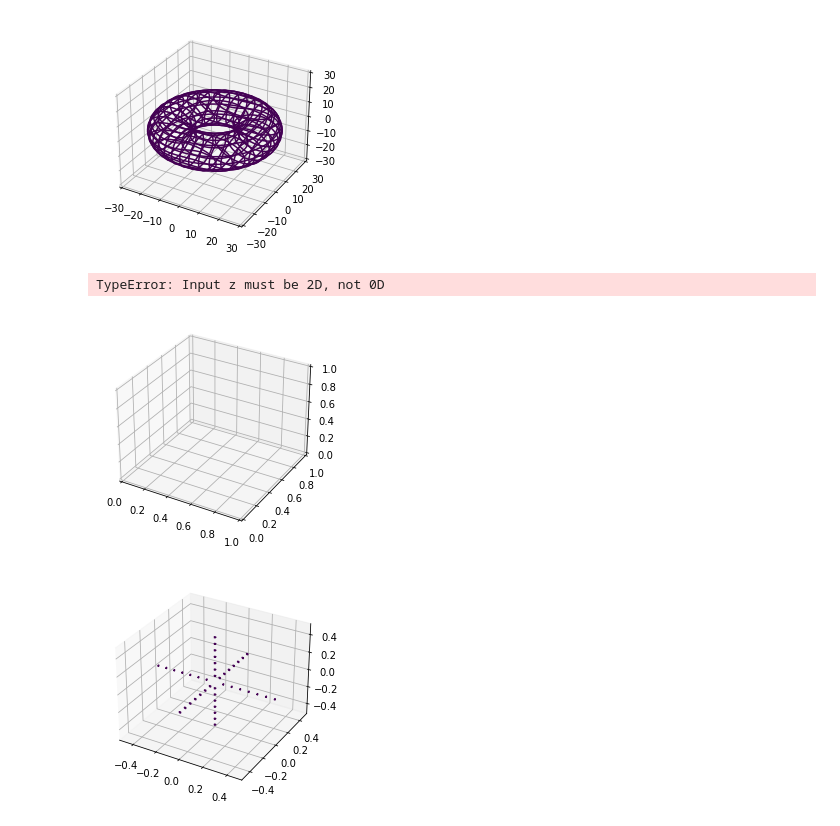
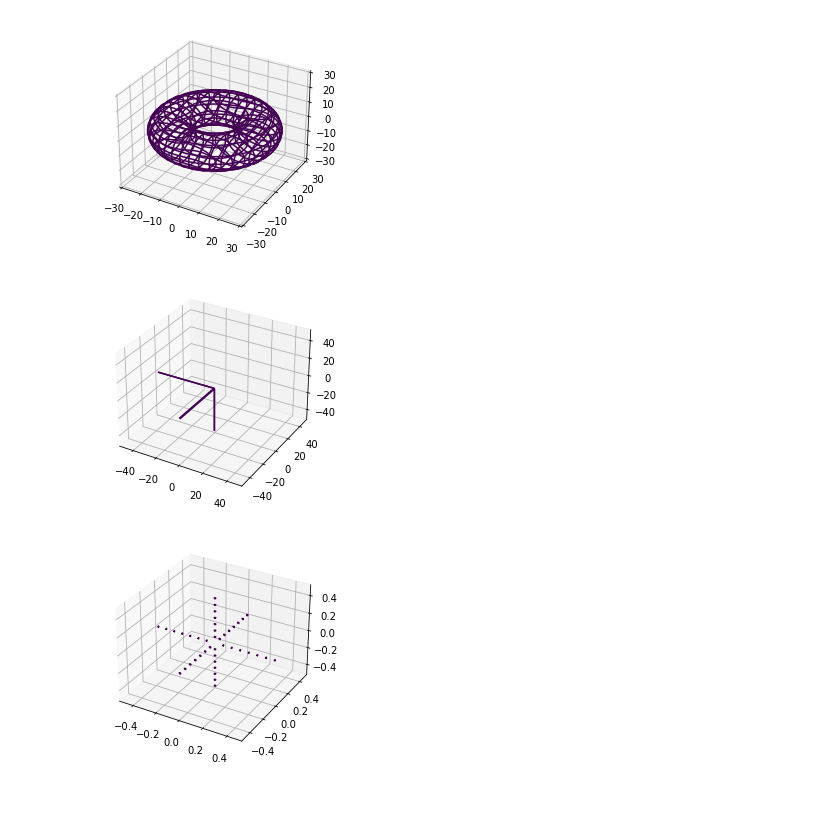
Before and after one commit to vshashi01/learning_implicit_modelling, a Jupyter notebook: Basic_Primitives.ipynb, the cells around one changed output. Saved outputs shown, nothing was run; the diff lists cells and outputs as text; code cells hidden in the pictures; blank space fills up the shorter version.

```diff
--- a/Basic_Primitives.ipynb
+++ b/Basic_Primitives.ipynb
@@ -80,22 +80,32 @@ def torus_plot(x,y,z):
 plot_implicit(torus_plot, (-30.0,30.0))
 # %% [output]
 [figure]
-# %%
-def rectangular_box(x,y,z):
-    centerX, centerY, centerZ = 0.0,0.0,0.0
-    width, height, length = 1.0, 1.0, 1.0
-    normalizedXPoint = calculate_normalized_point(x.all(), centerX, width)
-    normalizedYPoint = calculate_normalized_point(y.all(), centerY, length)
-    normalizedZPoint = calculate_normalized_point(z.all(), centerZ, height)
-    return ((1/2)-max(max(normalizedXPoint, normalizedYPoint), normalizedZPoint))
-
-def calculate_normalized_point(coordinate_on_axis, offset_from_center, extend_along_axis):
-    return (abs(coordinate_on_axis - offset_from_center))/extend_along_axis
-
-plot_implicit(rectangular_box, (-20,20))
-# %% [output]
-TypeError: Input z must be 2D, not 0D
-[figure, removed]
+# %%
+def rectangular_box(x,y,z):
+    center_points = (0.0,0.0,0.0)
+    width, height, length =5.0, 5.0, 5.0
+    normalizedXPoint = normalized_point(x, center_points[0], width)
+    normalizedYPoint = normalized_point(y, center_points[1], length)
+    normalizedZPoint = normalized_point(z, center_points[2], height)
+    #return ((1/2)-max(max(normalizedXPoint, normalizedYPoint), normalizedZPoint))
+    max_values = np.fmax(normalizedXPoint, np.fmax(normalizedYPoint, normalizedZPoint))
+    max_values_shape = max_values.shape
+    normalizedZPoint_shape = normalizedZPoint.shape
+    if isinstance(normalizedZPoint, float) and abs(normalizedZPoint) == 0.0:
+        return np.fmax(normalizedXPoint, normalizedYPoint)
+    elif isinstance(normalizedYPoint, float) and abs(normalizedYPoint) == 0.0:
+        return np.fmax(normalizedXPoint, normalizedZPoint)
+    elif isinstance(normalizedXPoint, float) and abs(normalizedXPoint) == 0.0:
+        return np.fmax(normalizedYPoint, normalizedZPoint)
+    else:
+        return np.zeros(max_values.shape)
+
+def normalized_point(coord_on_axis, coord_of_center, dim_along_axis):
+    return (coord_on_axis - coord_of_center)/dim_along_axis
+
+plot_implicit(rectangular_box, (-50, 50))
+# %% [output]
+[figure, added]
 # %%
 def cone(x,y,z):
     a,b,c = 0.01,0.01,0.01
```
